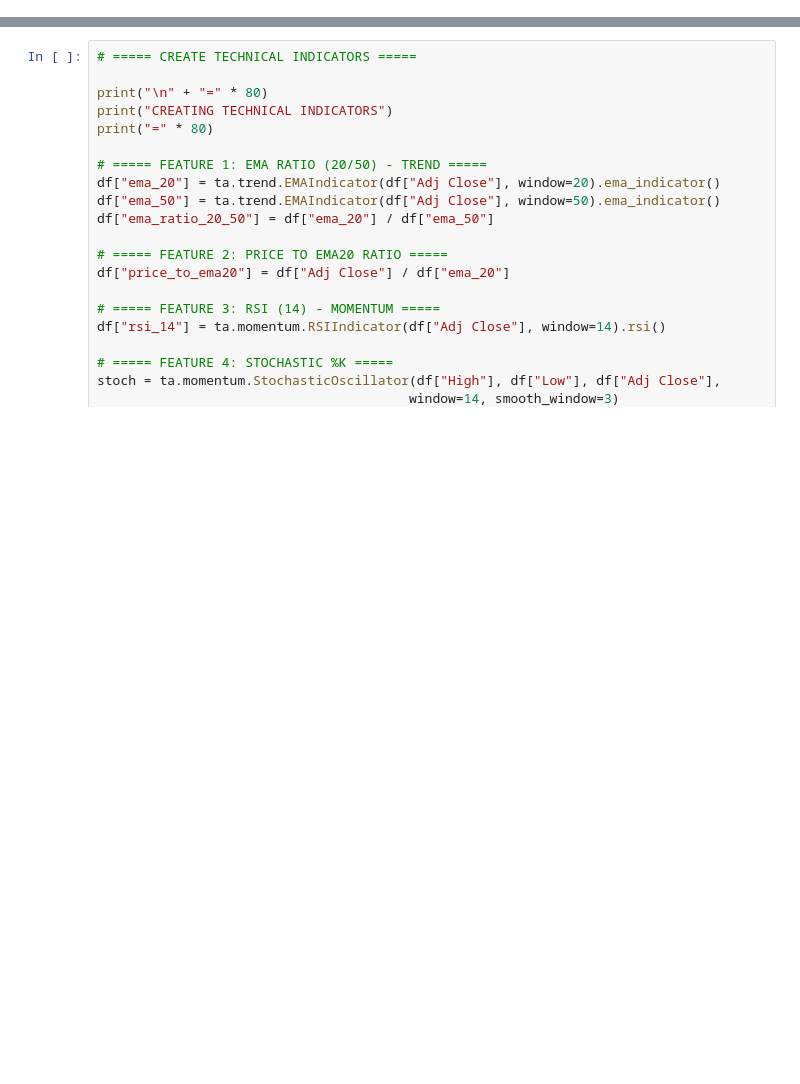
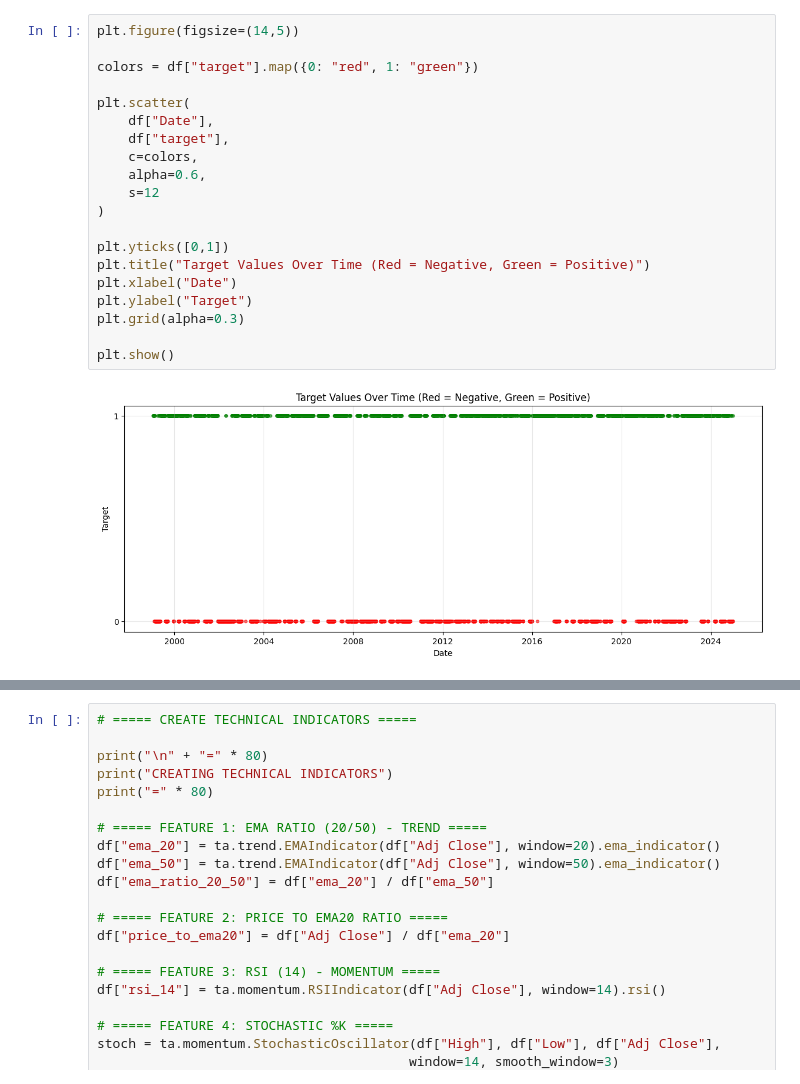
Before and after one commit to dansil2301/BasicStockPricePrediction, a Jupyter notebook: Pranav2.ipynb, the cells around one changed output, grey strips where cells are left out. Drawn from its saved outputs; the diff is of its cells as text; blank space fills up the shorter version.

```diff
--- a/Pranav2.ipynb
+++ b/Pranav2.ipynb
@@ -170,0 +302,22 @@ plot_target_over_time(df_good)
+# %%
+plt.figure(figsize=(14,5))
+
+colors = df["target"].map({0: "red", 1: "green"})
+
+plt.scatter(
+    df["Date"],
+    df["target"],
+    c=colors,
+    alpha=0.6,
+    s=12
+)
+
+plt.yticks([0,1])
+plt.title("Target Values Over Time (Red = Negative, Green = Positive)")
+plt.xlabel("Date")
+plt.ylabel("Target")
+plt.grid(alpha=0.3)
+
+plt.show()
+# %% [output]
+[figure, added]
```
Also changed, not shown: parts of 54 cells of this notebook, 5 other files.
